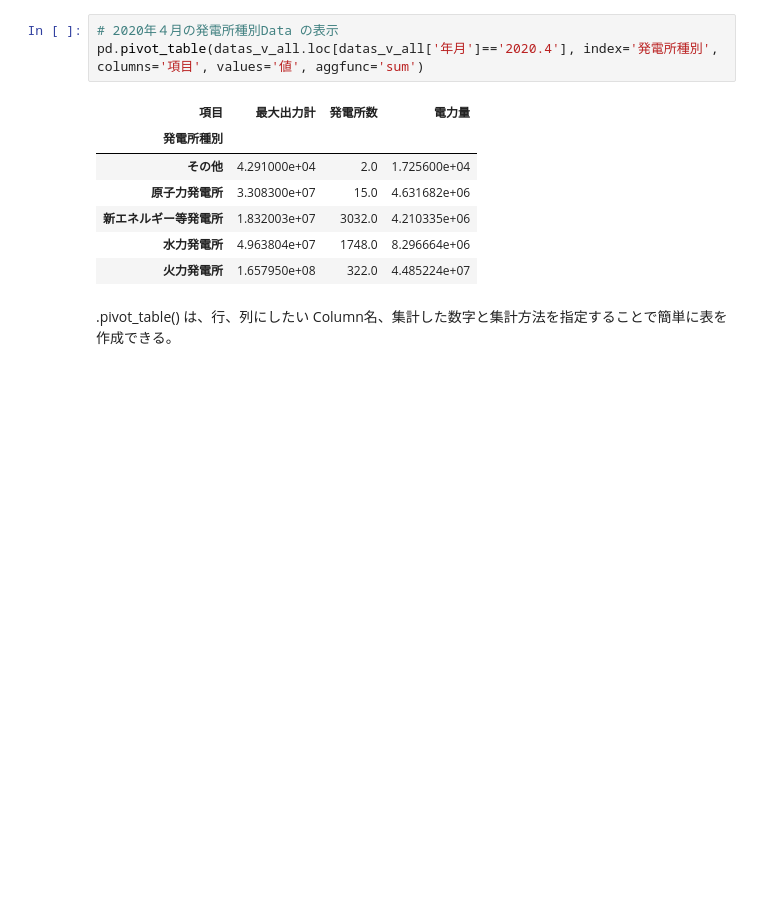
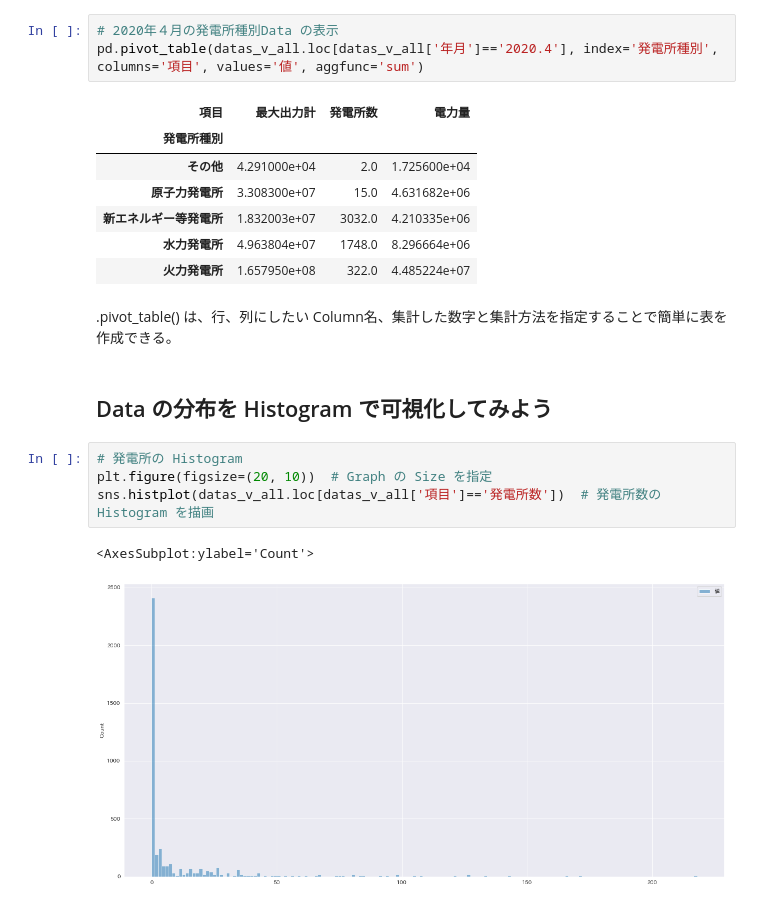
Before and after one commit to 1024xx4/100_Data_processing--visualization, a Jupyter notebook: excel_data.ipynb, the cells around one changed output. Cells and saved outputs as stored; diff of their text form; blank space fills up the shorter version.

```diff
--- a/excel_data.ipynb
+++ b/excel_data.ipynb
@@ -446,3 +451,12 @@ pd.pivot_table(datas_v_all.loc[datas_v_all['年月']=='2020.4'], index='発電
 | 火力発電所 | 1.657950e+08 | 322.0 | 4.485224e+07 |
 # %% [markdown]
 .pivot_table() は、行、列にしたい Column名、集計した数字と集計方法を指定することで簡単に表を作成できる。
+# %% [markdown]
+## Data の分布を Histogram で可視化してみよう
+# %%
+# 発電所の Histogram
+plt.figure(figsize=(20, 10))  # Graph の Size を指定
+sns.histplot(datas_v_all.loc[datas_v_all['項目']=='発電所数'])  # 発電所数の Histogram を描画
+# %% [output]
+<AxesSubplot:ylabel='Count'>
+[figure, added]
```
Also changed, not shown: parts of 6 cells of this notebook.
